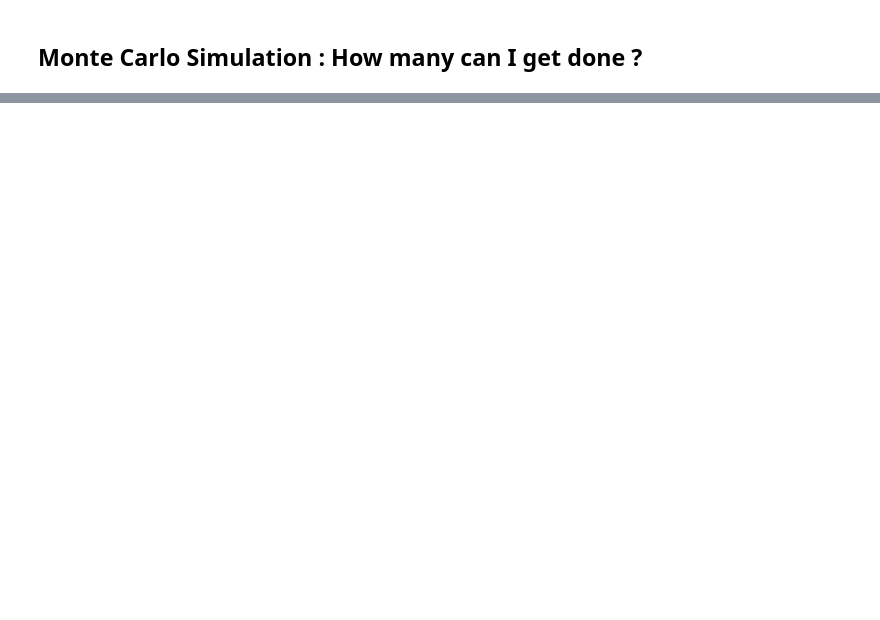
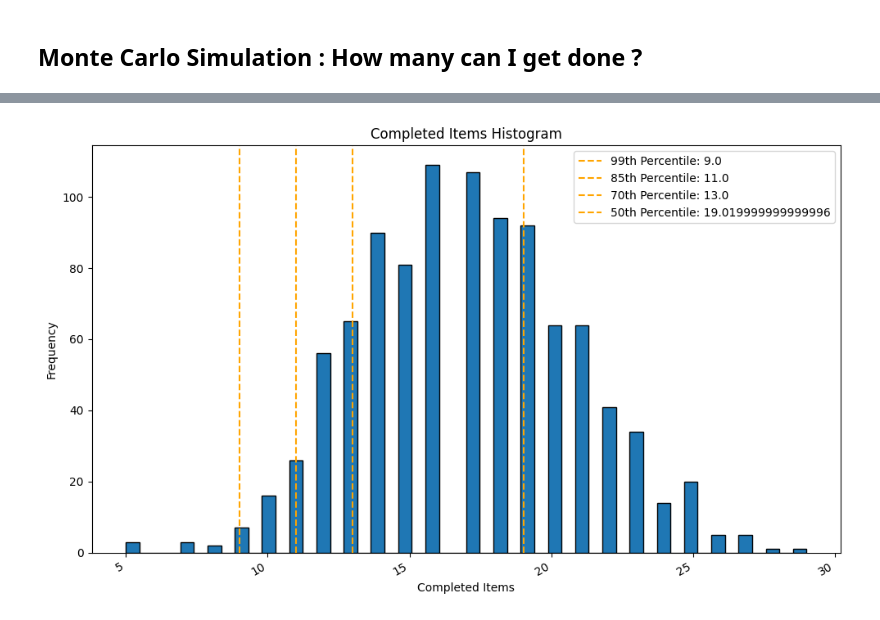
Before and after one commit to SelrahcD/monte-carlo-forecasting-notebook, a Jupyter notebook: forecasting.ipynb, the cells around one changed output, grey strips where cells are left out. Saved outputs shown, nothing was run; the diff lists cells and outputs as text; code cells hidden in the pictures; blank space fills up the shorter version.

```diff
--- a/forecasting.ipynb
+++ b/forecasting.ipynb
@@ -293,25 +293,25 @@ plot_simulation_histogram(simulation_cycle_time, sim_cycle_time_percentiles)
 # %%
 simulation_results = []
 for _ in range(num_simulations):
-    items_remaining = num_items
     current_date = start_date
     end_date = start_date + timedelta(days=30) ## How many can I get done in 30 days?
 
-    while current_date - end_date > 0:
+    items_completed = 0
+    while current_date < end_date:
         # Randomly select a throughput value from the historical data
         daily_throughput = throughput['Throughput'].sample(1).values[0]
 
         # Decrease the number of items remaining
-        items_remaining -= daily_throughput
+        items_completed += daily_throughput
 
         # Move to the next day
         current_date += timedelta(days=1)
 
     # Record the completion date for this simulation run
-    simulation_results.append(current_date)
+    simulation_results.append(items_completed)
 
 # Convert simulation results to a DataFrame
-simulation_how_throughput = pd.DataFrame(simulation_results, columns=['Completion Date'])
+simulation_how_throughput = pd.DataFrame(simulation_results, columns=['Completed Items'])
 
 # Display the results
 simulation_how_throughput
@@ -319,0 +332,30 @@ TypeError: '>' not supported between instances of 'Timedelta' and 'int'
+# %%
+completion_percentiles = [1, 15, 30, 50]
+completion_items_percentiles = [simulation_how_throughput['Completed Items'].quantile(p / 100) for p in completion_percentiles]
+
+# Create a DataFrame to display the percentiles and their values
+sim_how_percentiles = pd.DataFrame({
+    "Percentile": [100 - p for p in completion_percentiles],
+    "Completed Items": completion_date_percentiles
+})
+# %%
+ # Plot histogram of completion dates
+plt.figure(figsize=(10, 6))
+plt.hist(simulation_how_throughput['Completed Items'], bins=50, edgecolor='black')
+plt.xlabel('Completed Items')
+plt.ylabel('Frequency')
+plt.title('Completed Items Histogram')
+
+# Add vertical lines for percentiles
+for p, date in zip(sim_how_percentiles['Percentile'], sim_how_percentiles['Completed Items']):
+    plt.axvline(x=date, color='orange', linestyle='--', label=f'{p}th Percentile: {date}')
+
+# Display legend
+plt.legend()
+
+# Format x-axis to show dates
+plt.gcf().autofmt_xdate()  # Rotate date labels for better readability
+plt.tight_layout()
+plt.show()
+# %% [output]
+[figure, added]
```
Also changed, not shown: parts of 8 cells of this notebook.
